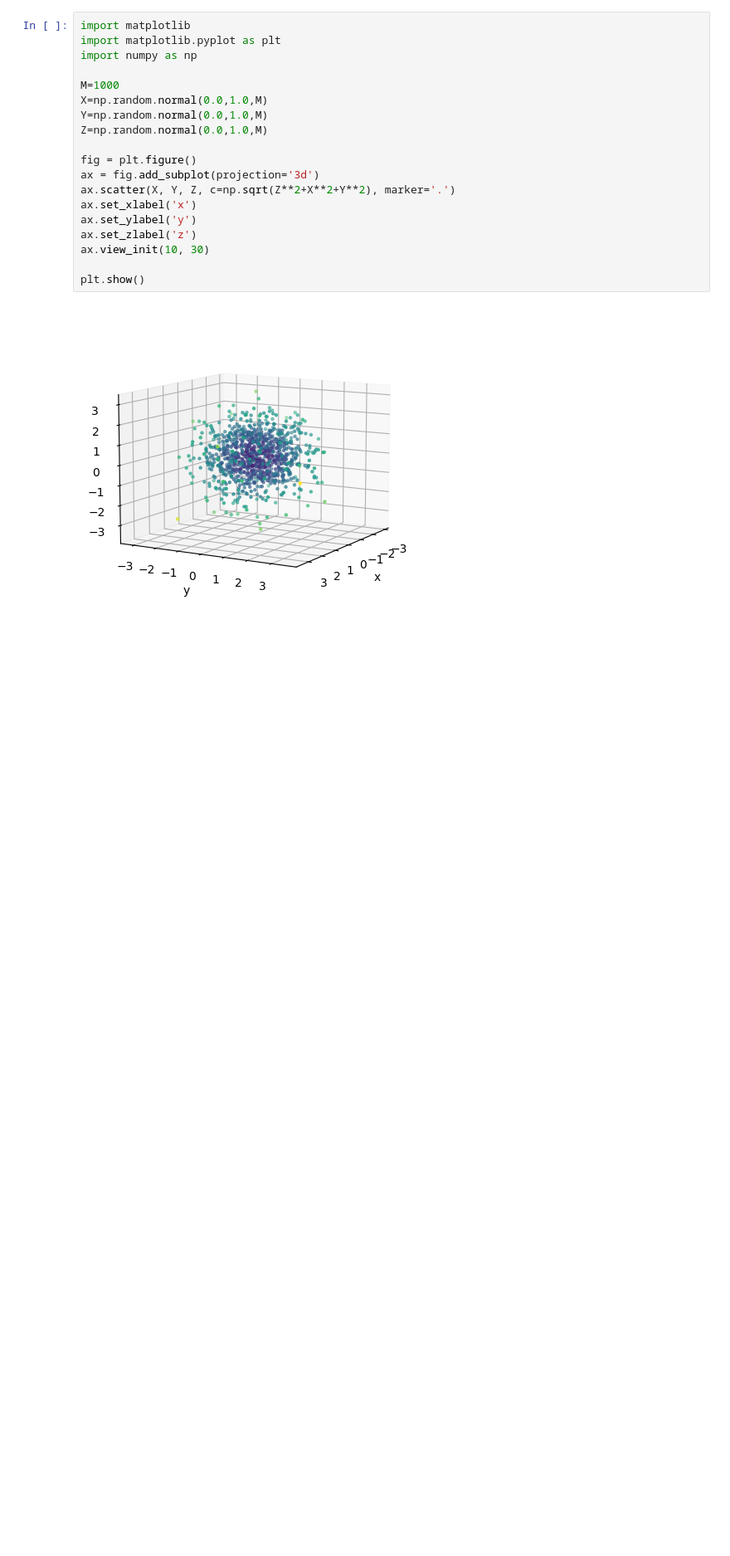
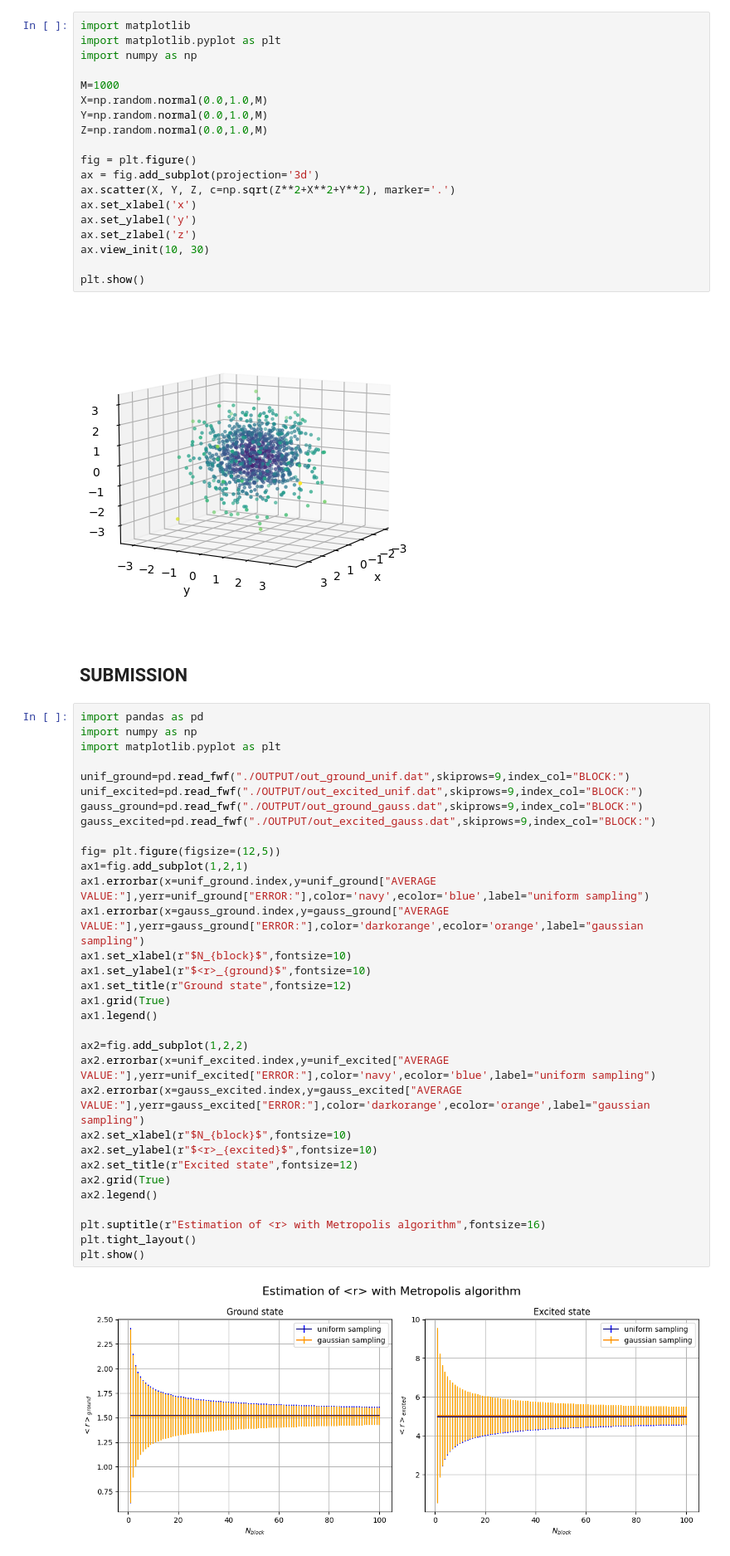
Before and after one commit to lazzerialberto/sim_numerica, a Jupyter notebook: lezione_5/LSN_Exercises_05.ipynb, the cells around one changed output. Shown at 83% size. Saved outputs shown, nothing was run; the diff lists cells and outputs as text; blank space fills up the shorter version.

```diff
--- a/lezione_5/LSN_Exercises_05.ipynb
+++ b/lezione_5/LSN_Exercises_05.ipynb
@@ -74,3 +74,39 @@ ax.view_init(10, 30)
 plt.show()
 # %% [output]
 [figure]
+# %% [markdown]
+## SUBMISSION
+# %%
+import pandas as pd
+import numpy as np
+import matplotlib.pyplot as plt
+
+unif_ground=pd.read_fwf("./OUTPUT/out_ground_unif.dat",skiprows=9,index_col="BLOCK:")
+unif_excited=pd.read_fwf("./OUTPUT/out_excited_unif.dat",skiprows=9,index_col="BLOCK:")
+gauss_ground=pd.read_fwf("./OUTPUT/out_ground_gauss.dat",skiprows=9,index_col="BLOCK:")
+gauss_excited=pd.read_fwf("./OUTPUT/out_excited_gauss.dat",skiprows=9,index_col="BLOCK:")
+
+fig= plt.figure(figsize=(12,5))
+ax1=fig.add_subplot(1,2,1)
+ax1.errorbar(x=unif_ground.index,y=unif_ground["AVERAGE VALUE:"],yerr=unif_ground["ERROR:"],color='navy',ecolor='blue',label="uniform sampling")
+ax1.errorbar(x=gauss_ground.index,y=gauss_ground["AVERAGE VALUE:"],yerr=gauss_ground["ERROR:"],color='darkorange',ecolor='orange',label="gaussian sampling")
+ax1.set_xlabel(r"$N_{block}$",fontsize=10)
+ax1.set_ylabel(r"$<r>_{ground}$",fontsize=10)
+ax1.set_title(r"Ground state",fontsize=12)
+ax1.grid(True)
+ax1.legend()
+
+ax2=fig.add_subplot(1,2,2)
+ax2.errorbar(x=unif_excited.index,y=unif_excited["AVERAGE VALUE:"],yerr=unif_excited["ERROR:"],color='navy',ecolor='blue',label="uniform sampling")
+ax2.errorbar(x=gauss_excited.index,y=gauss_excited["AVERAGE VALUE:"],yerr=gauss_excited["ERROR:"],color='darkorange',ecolor='orange',label="gaussian sampling")
+ax2.set_xlabel(r"$N_{block}$",fontsize=10)
+ax2.set_ylabel(r"$<r>_{excited}$",fontsize=10)
+ax2.set_title(r"Excited state",fontsize=12)
+ax2.grid(True)
+ax2.legend()
+
+plt.suptitle(r"Estimation of <r> with Metropolis algorithm",fontsize=16)
+plt.tight_layout()
+plt.show()
+# %% [output]
+[figure, added]
```
Also changed, not shown: parts of 1 cell of this notebook, 4 other files.
